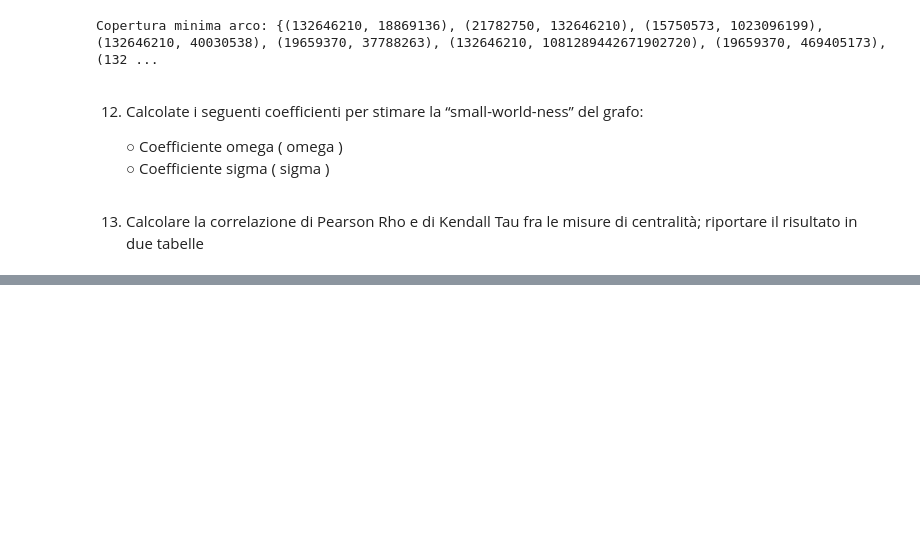
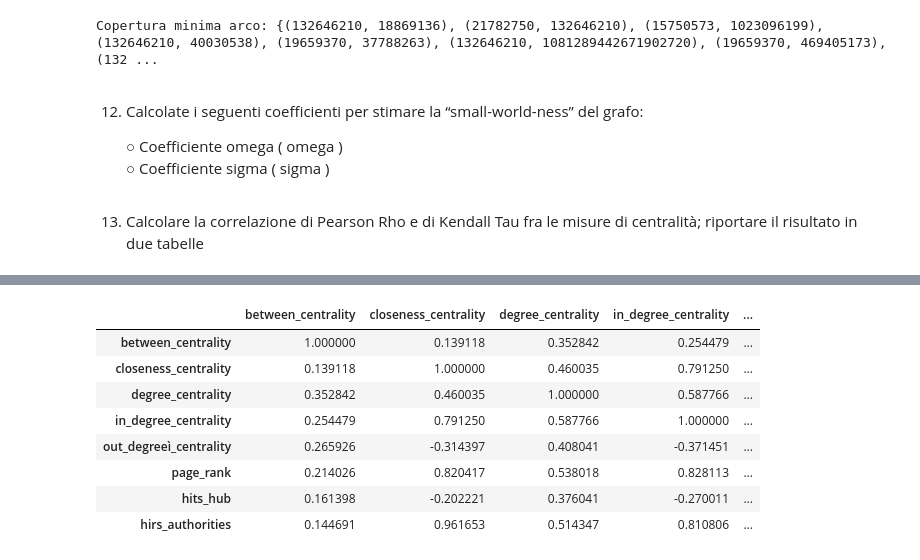
Before and after one commit to denisG99/social_computing, a Jupyter notebook: primo_progetto/progetto.ipynb, the cells around one changed output, grey strips where cells are left out. Cells and saved outputs as stored; diff of their text form; code cells hidden in the pictures; blank space fills up the shorter version.

```diff
--- a/primo_progetto/progetto.ipynb
+++ b/primo_progetto/progetto.ipynb
@@ -529,0 +548,13 @@ print(pearsonMatrix + "\n")
+# %%
+#calcolo coefficienti di correlazione di kendall
+dfCentrality.corr("kendall")
+# %% [output]
+|  | between_centrality | closeness_centrality | degree_centrality | in_degree_centrality | ... |
+| between_centrality | 1.000000 | 0.139118 | 0.352842 | 0.254479 | ... |
+| closeness_centrality | 0.139118 | 1.000000 | 0.460035 | 0.791250 | ... |
+| degree_centrality | 0.352842 | 0.460035 | 1.000000 | 0.587766 | ... |
+| in_degree_centrality | 0.254479 | 0.791250 | 0.587766 | 1.000000 | ... |
+| out_degreeì_centrality | 0.265926 | -0.314397 | 0.408041 | -0.371451 | ... |
+| page_rank | 0.214026 | 0.820417 | 0.538018 | 0.828113 | ... |
+| hits_hub | 0.161398 | -0.202221 | 0.376041 | -0.270011 | ... |
+| hirs_authorities | 0.144691 | 0.961653 | 0.514347 | 0.810806 | ... |
```
Also changed, not shown: parts of 10 cells of this notebook.
